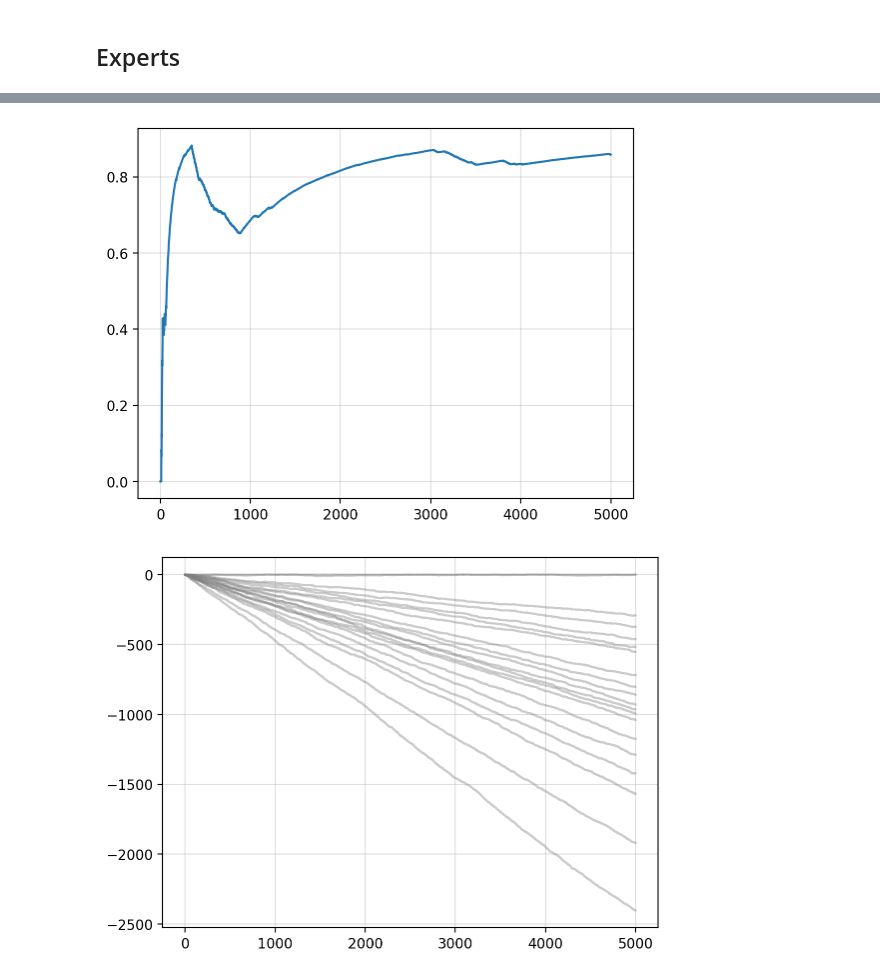
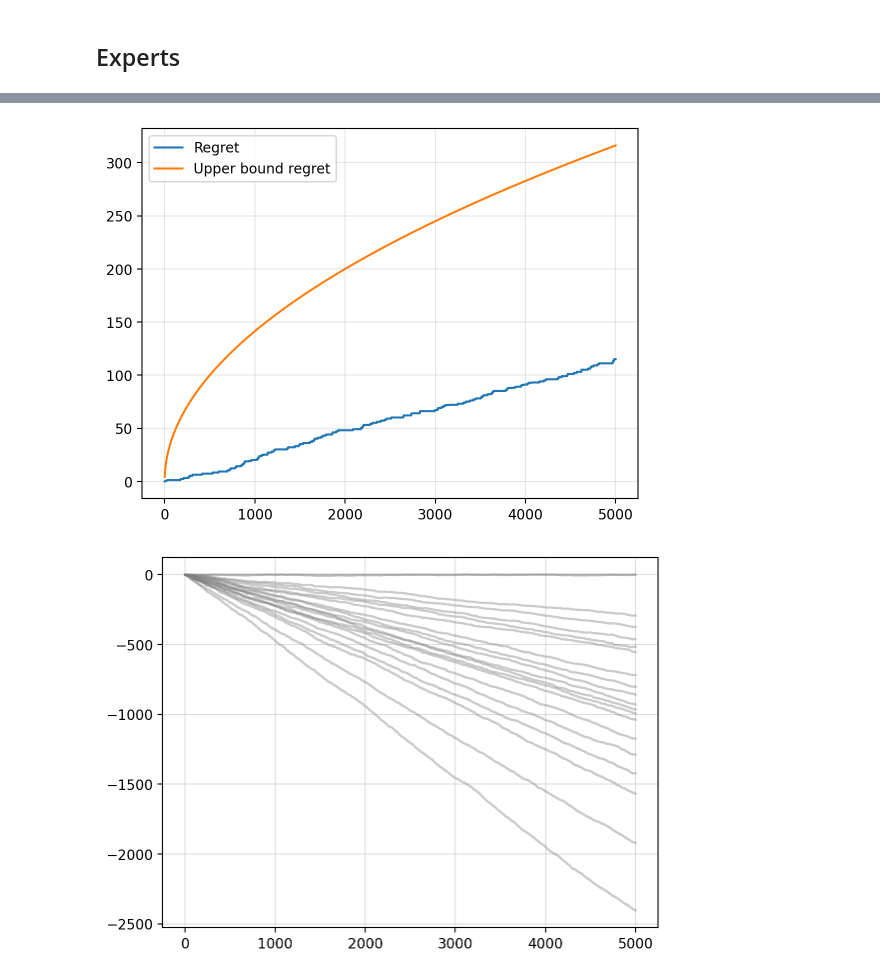
Before and after one commit to gerdm/prediction-learning-games, a Jupyter notebook: ch02-prediction-with-expert-advice/01-polynomially-weighted-average-forecaster.ipynb, the cells around one changed output, grey strips where cells are left out. Cells and saved outputs as stored; diff of their text form; code cells hidden in the pictures.

```diff
--- a/ch02-prediction-with-expert-advice/01-polynomially-weighted-average-forecaster.ipynb
+++ b/ch02-prediction-with-expert-advice/01-polynomially-weighted-average-forecaster.ipynb
@@ -104,4 +106,5 @@ n_experts = 20
 n_timesteps = 5_000
 a, b = 2, 7
 p_oracle = 0.5
+pnorm = 2
 oracle, experts = datasets.bern_oracle_beta_forecasters(key, n_experts, n_timesteps, a, b, p_oracle)
@@ -118,9 +111,21 @@ plt.plot((jax.nn.softmax(regret_hist, axis=1) * regret_hist).sum(axis=1))
-# %%
-rolling_acc = (forecast == oracle).cumsum() / jnp.arange(1, n_timesteps + 1)
-plt.plot(rolling_acc)
-plt.grid(alpha=0.4)
-# %% [output]
-[figure, removed]
+# %%
+regret = jnp.ones(n_experts)
+xs = (experts, oracle)
+part_step = partial(step, pnorm=pnorm)
+_, (forecast, fi_regret_experts, fi_regret_forecaster) = jax.lax.scan(part_step, regret, xs)
+
+regret_forecaster = fi_regret_forecaster.cumsum()
+regret_hist = fi_regret_experts.cumsum(axis=0)
+# %%
+timesteps = np.arange(1, n_timesteps + 1)
+ubound = np.sqrt(timesteps * (pnorm - 1) * n_experts ** (2 / pnorm))
+
+plt.plot(regret_forecaster, label="Regret")
+plt.plot(ubound, label="Upper bound regret")
+plt.legend()
+plt.grid(alpha=0.3)
+# %% [output]
+[figure, added]
 # %%
 plt.plot(regret_hist, c="tab:gray", alpha=0.4)
 plt.grid(alpha=0.4);
```
Also changed, not shown: parts of 9 cells of this notebook.
